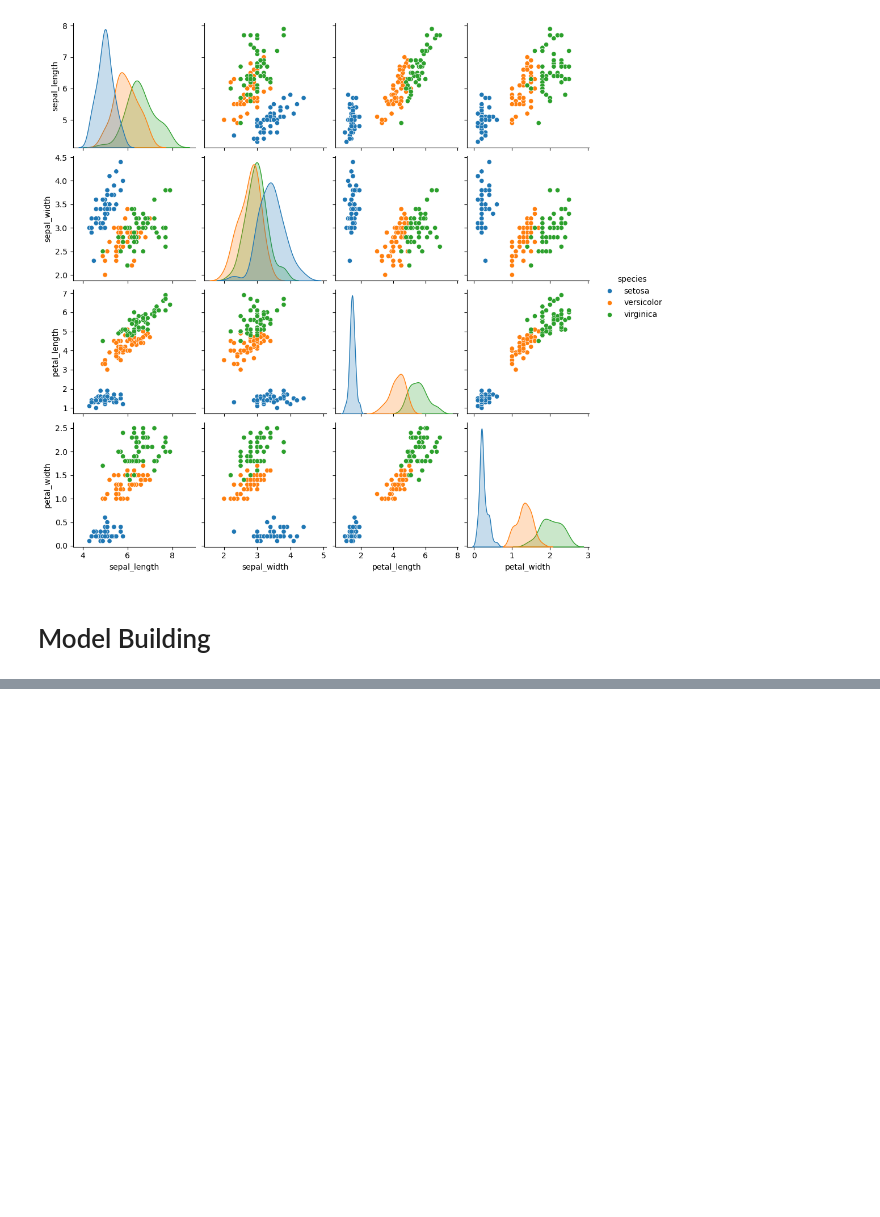
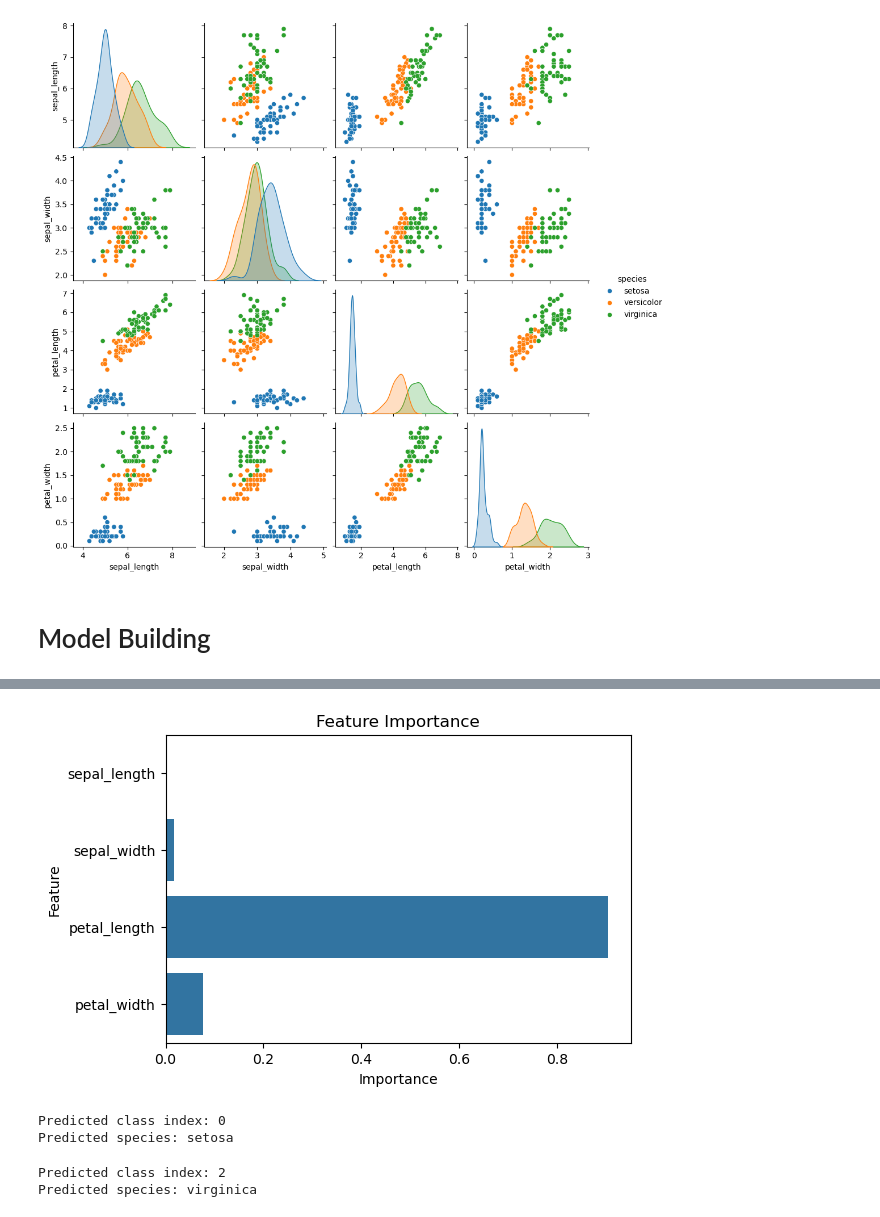
Before and after one commit to hasnainyaqub/ML_internship_arch_technologies, a Jupyter notebook: Month 2/04_Iris_dataset_classification/Iris_Flower_classification.ipynb, the cells around one changed output, grey strips where cells are left out. Saved outputs shown, nothing was run; the diff lists cells and outputs as text; code cells hidden in the pictures; blank space fills up the shorter version.

```diff
--- a/Month 2/04_Iris_dataset_classification/Iris_Flower_classification.ipynb
+++ b/Month 2/04_Iris_dataset_classification/Iris_Flower_classification.ipynb
@@ -185,0 +180,46 @@ Test Accuracy: 0.9667
+# %%
+# Feature Importance
+feature_importance = dt.feature_importances_
+plt.figure(figsize=(6,4))
+sns.barplot(x=feature_importance, y=X.columns)
+plt.title("Feature Importance")
+plt.xlabel("Importance")
+plt.ylabel("Feature")
+plt.show()
+# %% [output]
+[figure, added]
+# %%
+from sklearn.datasets import load_iris
+
+iris = load_iris()  # Load iris dataset
+
+# new data
+new_data = [[5.1, 3.5, 1.4, 0.2]]
+
+# Scale the new data
+new_data_scaled = scaler.transform(new_data)
+
+# Predict
+pred_class = dt.predict(new_data_scaled)[0]
+pred_species = iris.target_names[pred_class]  # Correct way
+
+print("Predicted class index:", pred_class)
+print("Predicted species:", pred_species)
+# %% [output]
+Predicted class index: 0
+Predicted species: setosa
+# %%
+new_data = [[6.3, 3.3, 6.0, 2.5]]
+
+# Scale the new data
+new_data_scaled = scaler.transform(new_data)
+
+# Predict
+pred_class = dt.predict(new_data_scaled)[0]
+pred_species = iris.target_names[pred_class]  # Correct way
+
+print("Predicted class index:", pred_class)
+print("Predicted species:", pred_species)
+# %% [output]
+Predicted class index: 2
+Predicted species: virginica
```
Also changed, not shown: parts of 8 cells of this notebook, 1 other file.
